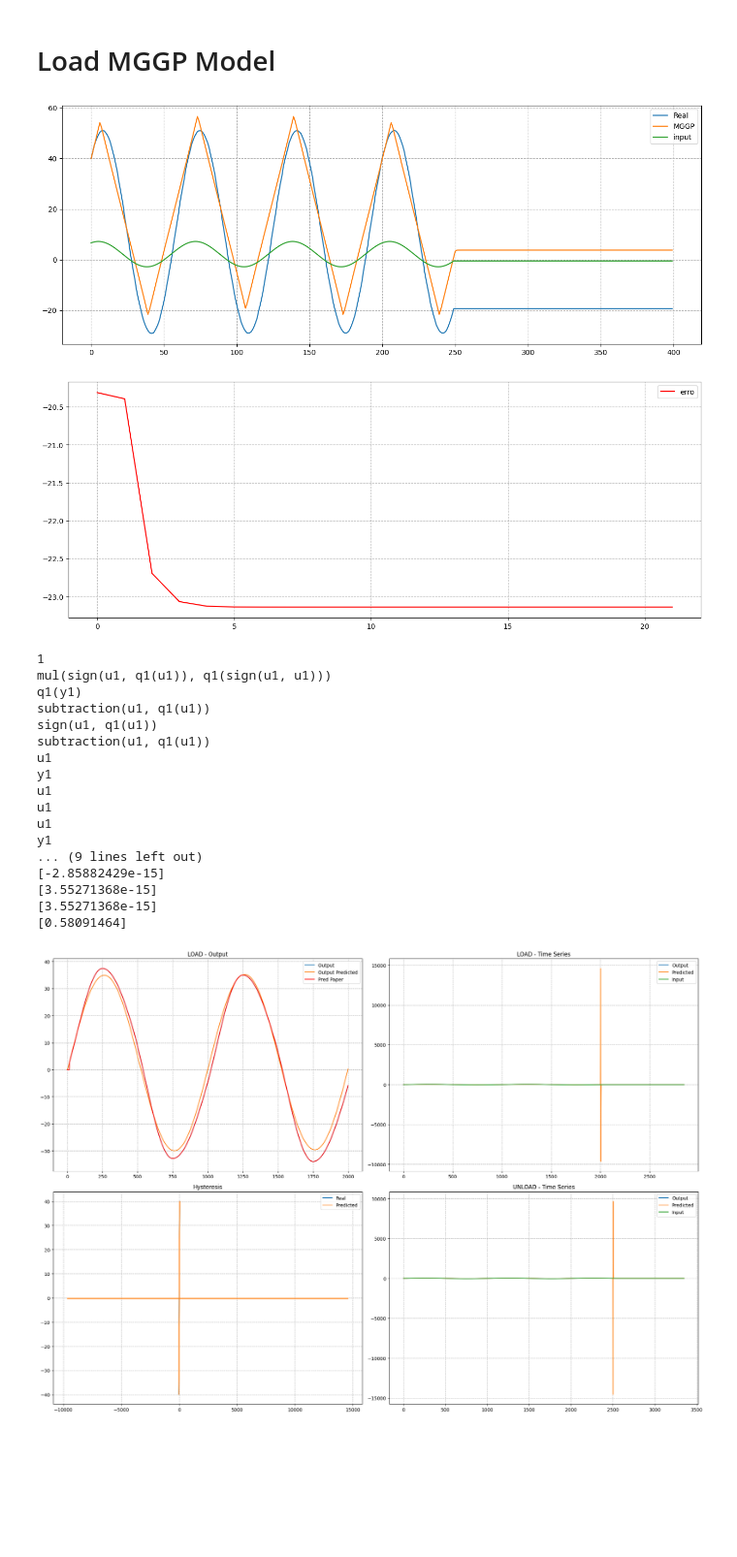
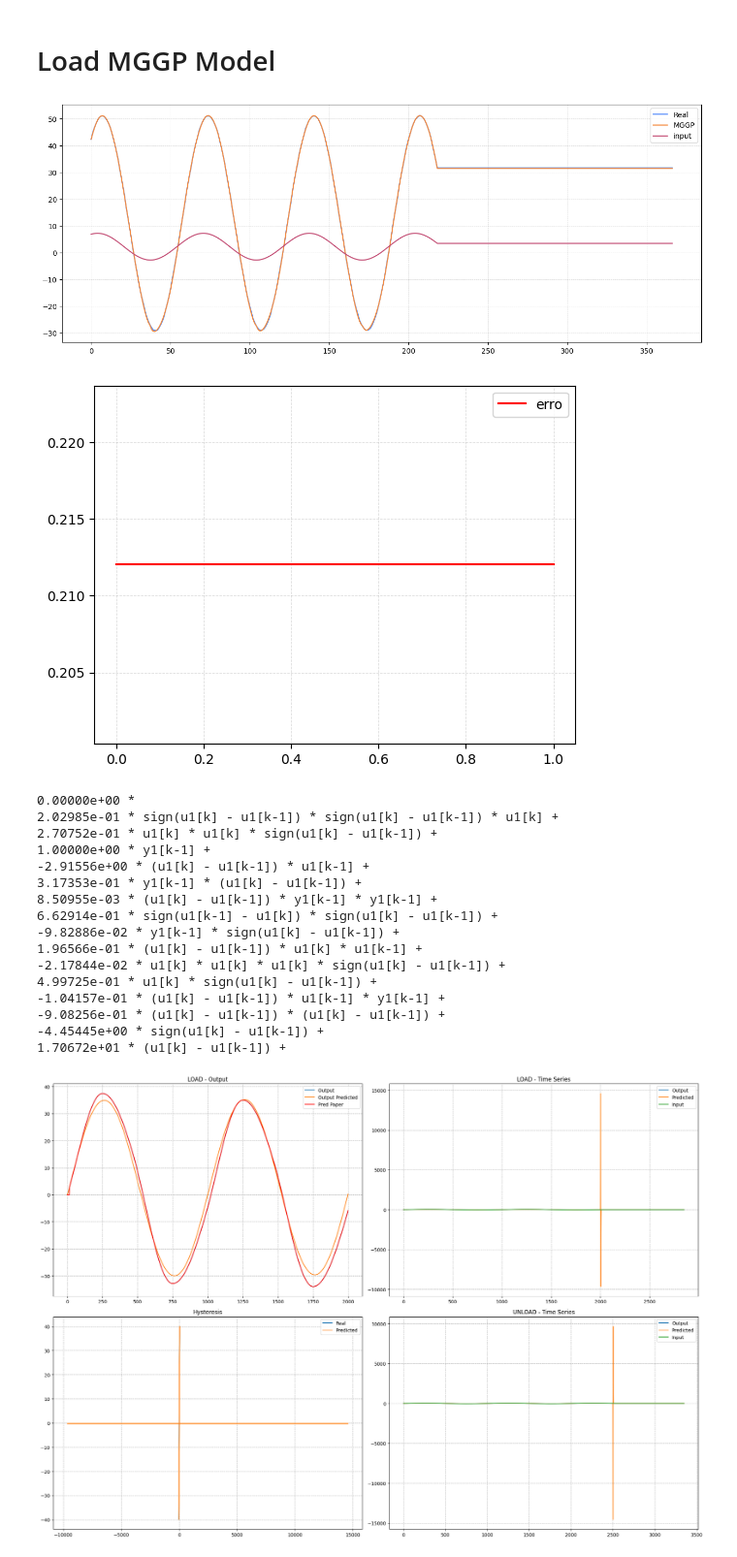
Before and after one commit to RafaelGAT108/mggp_model, a Jupyter notebook: 01_MGGP_Regression_Load_model.ipynb, the cells around one changed output. Shown at 97% size. Drawn from its saved outputs; the diff is of its cells as text; code cells hidden in the pictures; blank space fills up the shorter version.

```diff
--- a/01_MGGP_Regression_Load_model.ipynb
+++ b/01_MGGP_Regression_Load_model.ipynb
@@ -17,7 +18,7 @@ OUTPUT_FEATURES = 3
 data = pd.read_csv("hysteresis_data/h50us.csv", header=None)
 data.drop(0, axis=1, inplace=True)
 
-split = 250
+split = 220
 sinal_in = 3
 sinal_out = 2
 time = data[1][:split]
@@ -34,42 +35,46 @@ output = np.concatenate([output, output_extend], axis=0)
 input_extend = np.repeat(input[-1], 150).reshape(-1, 1)
 input = np.concatenate([input, input_extend], axis=0)
 
-model_filename = "mggp_models_hysteresis_piezoeletric/mggp_18.pkl"
+model_filename = "mggp_models_hysteresis_piezoeletric/mggp_24.pkl"
 # model_filename = "mggp_models/hysteresis_model.pkl"
 mggp_pred, mggp_yd = mggp_predict(X_val=input,
                                   y_val=output,
                                   # evaluationTypeTest='OSA',
                                   save_model=model_filename)
 
 
 mggp_initial_conditions = len(output) - len(mggp_yd)
 y_true_complete = output[mggp_initial_conditions:]
 input_complete = input[mggp_initial_conditions:]
+ypred_mcase = mcase_21(input, output)
 
-min_length = min(len(y_true_complete), len(mggp_pred))
+min_length = min(len(y_true_complete), len(mggp_pred), len(ypred_mcase))
 
 y_true_complete = y_true_complete[:min_length]
 input_complete = input_complete[:min_length]
 mggp_pred_complete = mggp_pred[:min_length]
+ypred_mcase1_complete = ypred_mcase[:min_length]
+
 front = 200
 plt.figure(figsize=(16, 6))
 plt.plot(y_true_complete, label='Real')
 plt.plot(mggp_pred_complete, label='MGGP')
 plt.plot(input_complete, label='input')
+# plt.plot(ypred_mcase1_complete, label='mcase', linestyle=':')
 plt.grid(linestyle='--')
 plt.legend()
 plt.show()
 
-plt.figure(figsize=(16, 6))
+# plt.figure(figsize=(16, 6))
 # plt.plot(y_true_complete[250:], label='Real')
 # plt.plot(mggp_pred_complete[250:], label='MGGP')
-plt.plot(y_true_complete[split-2:split+20] - mggp_pred_complete[split-2:split+20], label='erro', color='r')
+plt.plot(y_true_complete[-2:] - mggp_pred_complete[-2:], label='erro', color='r')
 plt.grid(linestyle='--')
 plt.legend()
 plt.show()
 # %% [output]
-[figure, old version]
+[figure, new version]
-[figure, old version]
+[figure, new version]
 # %%
 folder = "Job1_2023_07_28_16_41_10_Mix"
 # path = f"E:\matlab files\iTire road test data\{folder}\Tire_Features_medias_R_F_with_Fz_25.csv"
@@ -77,7 +82,7 @@ path = f"E:\matlab files\iTire road test data\{folder}\Tire_Features_extraidas_3
 # u_train, y_train, _, _ = load_data(path, OUTPUT_FEATURES, filter='_F$')
 u_train, y_train, _, _ = load_data(path, 3, folder)
 
-save_model = "mggp_models_hysteresis_piezoeletric/mggp_18.pkl"
+save_model = "mggp_models_hysteresis_piezoeletric/mggp_26.pkl"
 # save_model = "mggp_models_hysteresis/mggp_10.pkl"
 mggp = MGGP(inputs=u_train,
             outputs=y_train,
@@ -87,28 +92,24 @@ mggp = MGGP(inputs=u_train,
 
 loaded_model = mggp.load_model()
 
-#print(mggp.simplify_model(loaded_model))
-print(loaded_model)
-for theta in loaded_model.theta:
-    print(theta)
+print(mggp.simplify_model(loaded_model))
 # %% [output]
-1
-mul(sign(u1, q1(u1)), q1(sign(u1, u1)))
-q1(y1)
-subtraction(u1, q1(u1))
-sign(u1, q1(u1))
-subtraction(u1, q1(u1))
-u1
-y1
-u1
-u1
-u1
-y1
-... (9 lines left out)
-[-2.85882429e-15]
-[3.55271368e-15]
-[3.55271368e-15]
-[0.58091464]
+0.00000e+00 *
+2.02985e-01 * sign(u1[k] - u1[k-1]) * sign(u1[k] - u1[k-1]) * u1[k] +
+2.70752e-01 * u1[k] * u1[k] * sign(u1[k] - u1[k-1]) +
+1.00000e+00 * y1[k-1] +
+-2.91556e+00 * (u1[k] - u1[k-1]) * u1[k-1] +
+3.17353e-01 * y1[k-1] * (u1[k] - u1[k-1]) +
+8.50955e-03 * (u1[k] - u1[k-1]) * y1[k-1] * y1[k-1] +
+6.62914e-01 * sign(u1[k-1] - u1[k]) * sign(u1[k] - u1[k-1]) +
+-9.82886e-02 * y1[k-1] * sign(u1[k] - u1[k-1]) +
+1.96566e-01 * (u1[k] - u1[k-1]) * u1[k] * u1[k-1] +
+-2.17844e-02 * u1[k] * u1[k] * u1[k] * sign(u1[k] - u1[k-1]) +
+4.99725e-01 * u1[k] * sign(u1[k] - u1[k-1]) +
+-1.04157e-01 * (u1[k] - u1[k-1]) * u1[k-1] * y1[k-1] +
+-9.08256e-01 * (u1[k] - u1[k-1]) * (u1[k] - u1[k-1]) +
+-4.45445e+00 * sign(u1[k] - u1[k-1]) +
+1.70672e+01 * (u1[k] - u1[k-1]) +
 # %%
 # Filter requirements.
 fs = 1000       # sample rate, Hz
```
Also changed, not shown: parts of 1 cell of this notebook, 3 other files.
